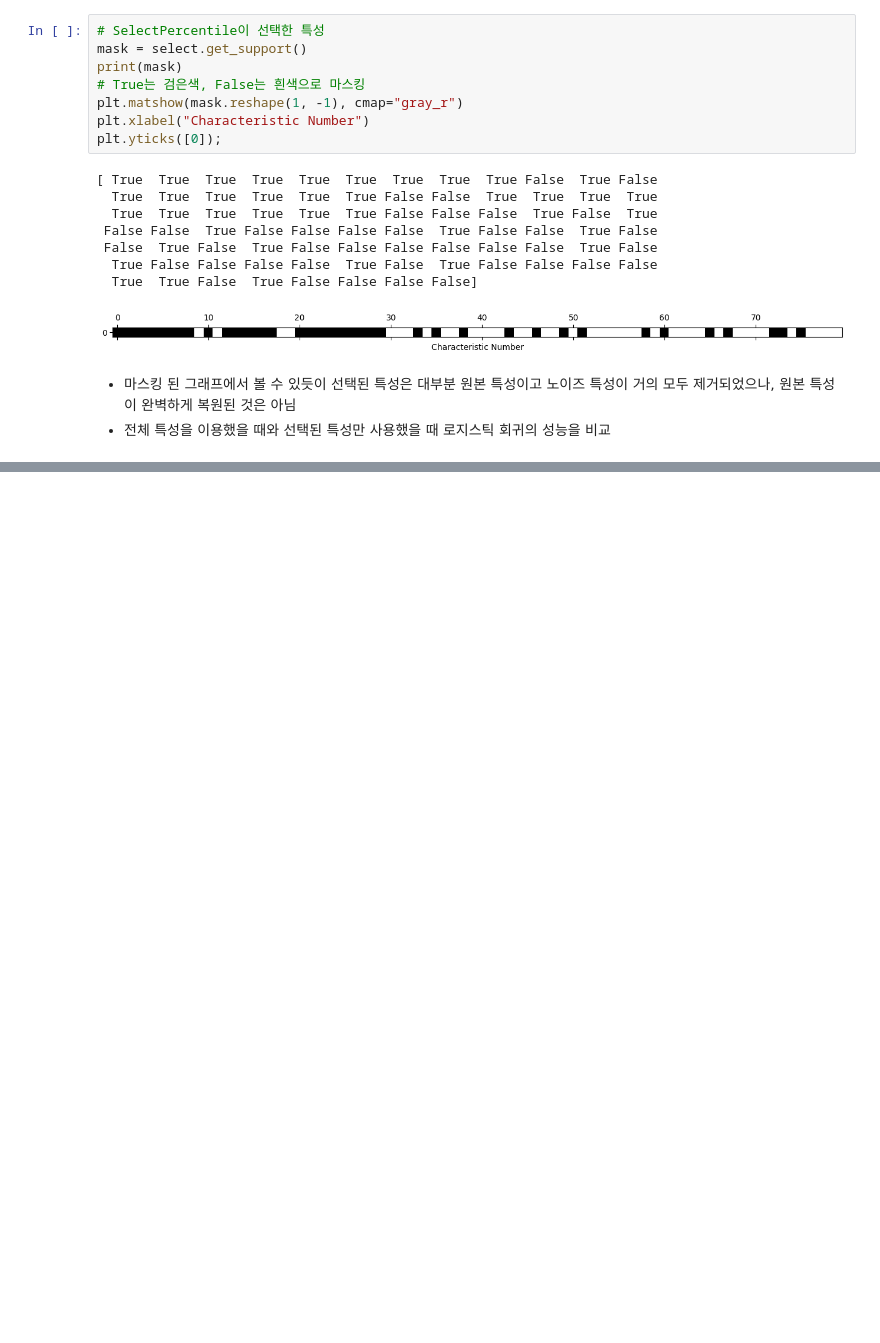
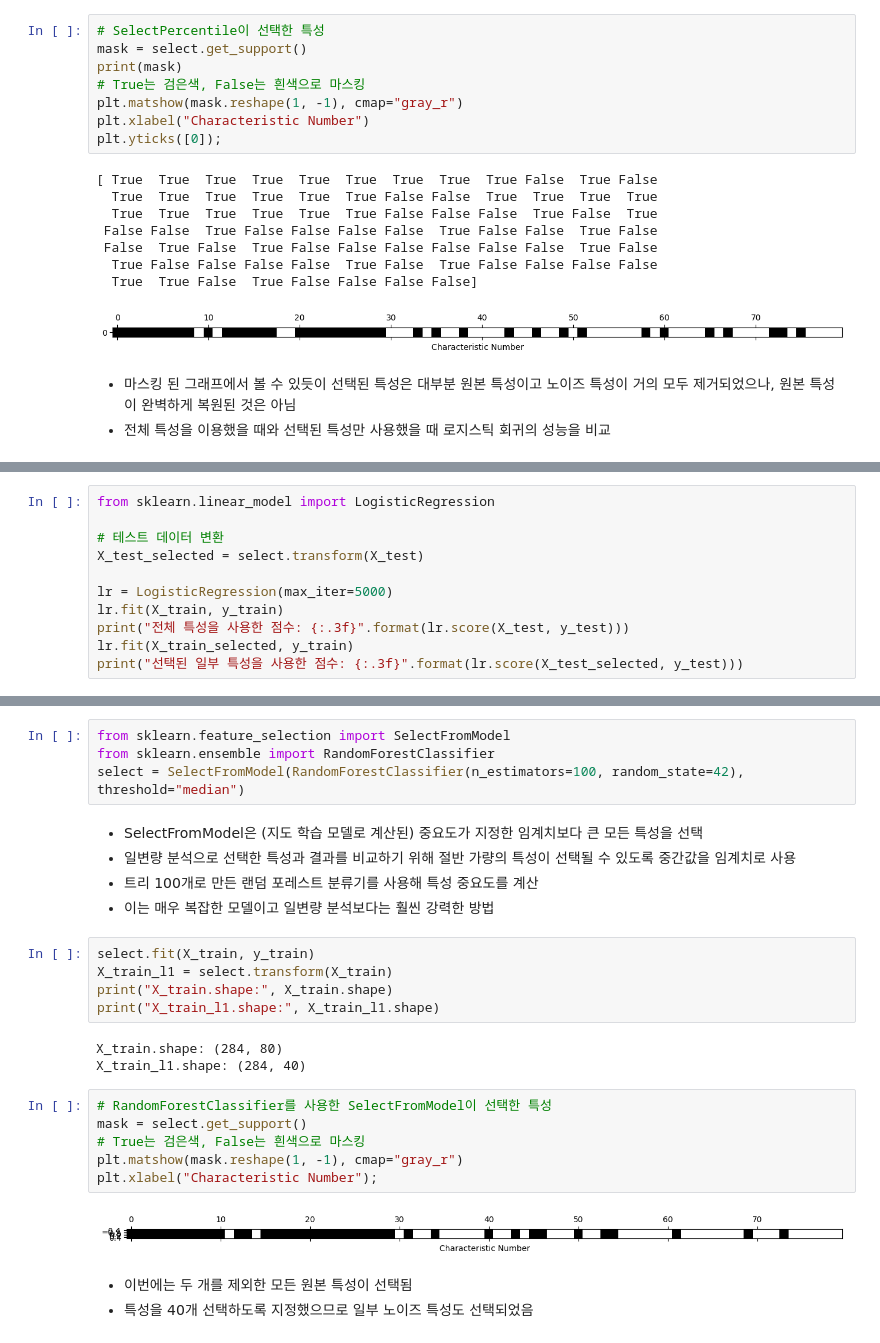
Before and after one commit to haribo09876/MachineLearning, a Jupyter notebook: 04. DataExpressionAndFeatureEngineering/01. DataExpressionAndFeatureEngineering.ipynb, the cells around one changed output, grey strips where cells are left out. Drawn from its saved outputs; the diff is of its cells as text; blank space fills up the shorter version.

```diff
--- a/04. DataExpressionAndFeatureEngineering/01. DataExpressionAndFeatureEngineering.ipynb
+++ b/04. DataExpressionAndFeatureEngineering/01. DataExpressionAndFeatureEngineering.ipynb
@@ -806,0 +801,11 @@ plt.yticks([0]);
+# %%
+from sklearn.linear_model import LogisticRegression
+
+# 테스트 데이터 변환
+X_test_selected = select.transform(X_test)
+
+lr = LogisticRegression(max_iter=5000)
+lr.fit(X_train, y_train)
+print("전체 특성을 사용한 점수: {:.3f}".format(lr.score(X_test, y_test)))
+lr.fit(X_train_selected, y_train)
+print("선택된 일부 특성을 사용한 점수: {:.3f}".format(lr.score(X_test_selected, y_test)))
@@ -806,0 +830,28 @@ plt.yticks([0]);
+# %%
+from sklearn.feature_selection import SelectFromModel
+from sklearn.ensemble import RandomForestClassifier
+select = SelectFromModel(RandomForestClassifier(n_estimators=100, random_state=42), threshold="median")
+# %% [markdown]
+- SelectFromModel은 (지도 학습 모델로 계산된) 중요도가 지정한 임계치보다 큰 모든 특성을 선택
+- 일변량 분석으로 선택한 특성과 결과를 비교하기 위해 절반 가량의 특성이 선택될 수 있도록 중간값을 임계치로 사용
+- 트리 100개로 만든 랜덤 포레스트 분류기를 사용해 특성 중요도를 계산
+- 이는 매우 복잡한 모델이고 일변량 분석보다는 훨씬 강력한 방법
+# %%
+select.fit(X_train, y_train)
+X_train_l1 = select.transform(X_train)
+print("X_train.shape:", X_train.shape)
+print("X_train_l1.shape:", X_train_l1.shape)
+# %% [output]
+X_train.shape: (284, 80)
+X_train_l1.shape: (284, 40)
+# %%
+# RandomForestClassifier를 사용한 SelectFromModel이 선택한 특성
+mask = select.get_support()
+# True는 검은색, False는 흰색으로 마스킹
+plt.matshow(mask.reshape(1, -1), cmap="gray_r")
+plt.xlabel("Characteristic Number");
+# %% [output]
+[figure, added]
+# %% [markdown]
+- 이번에는 두 개를 제외한 모든 원본 특성이 선택됨
+- 특성을 40개 선택하도록 지정했으므로 일부 노이즈 특성도 선택되었음
```
Also changed, not shown: parts of 22 cells of this notebook.
